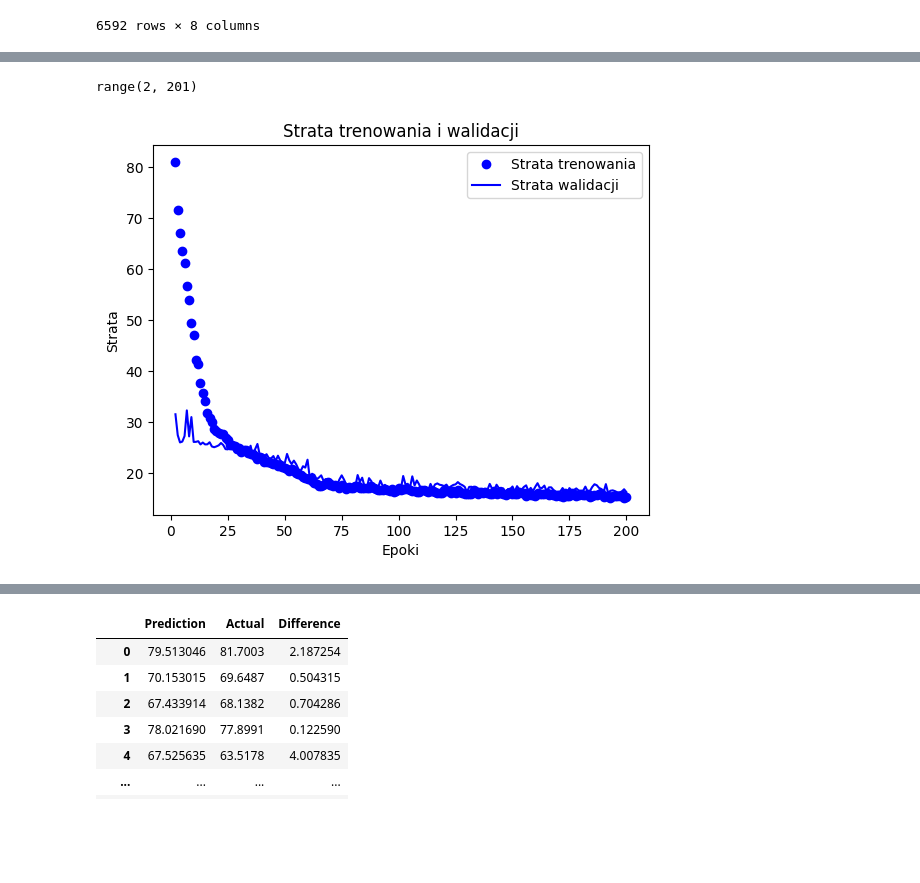
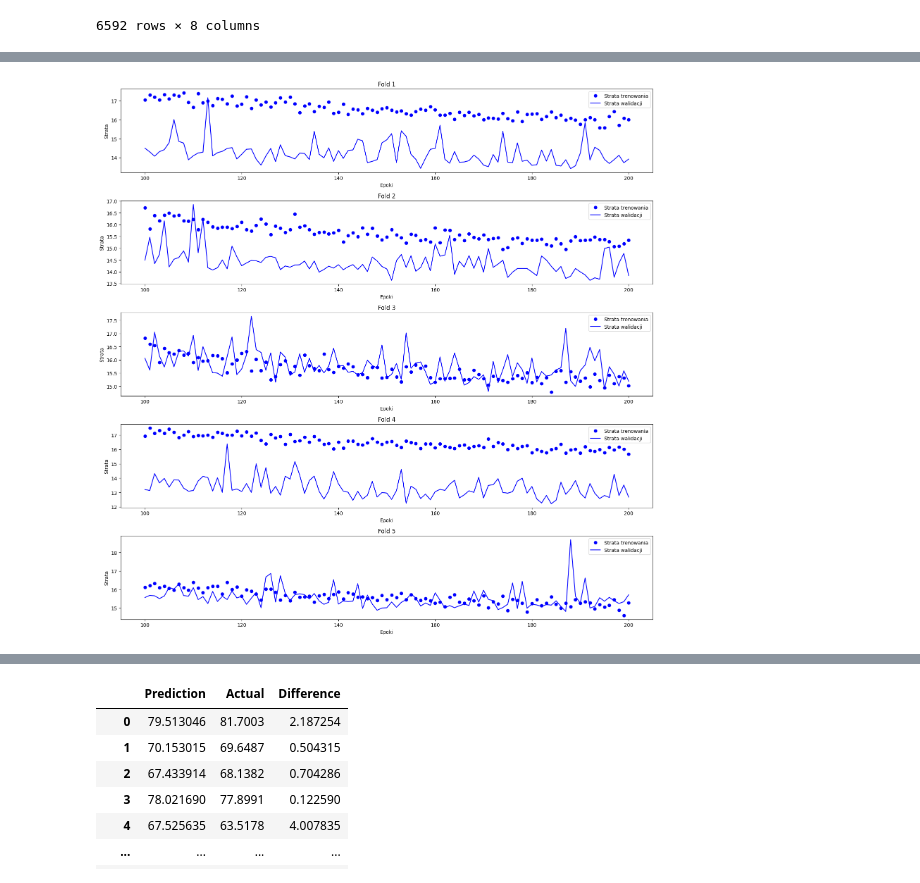
Before and after one commit to piotrlupinski/ZSSI, a Jupyter notebook: Trenowanie i Ewaluacja/trenowanie.ipynb, the cells around one changed output, grey strips where cells are left out. Saved outputs shown, nothing was run; the diff lists cells and outputs as text; code cells hidden in the pictures; blank space fills up the shorter version.

Commit message:
Add k-fold validation to 8

```diff
--- a/Trenowanie i Ewaluacja/trenowanie.ipynb
+++ b/Trenowanie i Ewaluacja/trenowanie.ipynb
@@ -137,7 +133,7 @@ df
 6592 rows × 9 columns
 # %%
 features = df.drop('le', axis=1)
-target = df['le']
+targets = df['le']
 # %%
 numeric_columns = features.select_dtypes(include=['float64', 'int64']).columns
 scaler = MinMaxScaler()
@@ -193,2 +175,0 @@ model.compile(optimizer='adam', loss='mean_squared_error')
-# %%
-history = model.fit(X_train, y_train, epochs=200, batch_size=16, validation_split=0.2)
@@ -213,16 +249,23 @@ Epoch 200/200
 # %%
-start = 2
-loss = history.history['loss']
-val_loss = history.history['val_loss']
-epochs = range(start, len(loss) + 1)
-print(epochs)
-plt.plot(epochs, loss[start-1:], 'bo', label='Strata trenowania')
-plt.plot(epochs, val_loss[start-1:], 'b', label='Strata walidacji')
-plt.title('Strata trenowania i walidacji')
-plt.xlabel('Epoki')
-plt.ylabel('Strata')
-plt.legend()
+fig, axs = plt.subplots(5, 1, figsize=(16,16))
+fig.tight_layout()
+
+start = 100
+for i in range(5):
+    history = histories[i]
+
+    loss = history.history['loss']
+    val_loss = history.history['val_loss']
+    epochs = range(start, len(loss) + 1)
+
+    axs[i].plot(epochs, loss[start-1:], 'bo', label='Strata trenowania')
+    axs[i].plot(epochs, val_loss[start-1:], 'b', label='Strata walidacji')
+    axs[i].set_title(f'Fold {i+1}')
+    axs[i].set_xlabel('Epoki')
+    axs[i].set_ylabel('Strata')
+    axs[i].legend()
+
+plt.tight_layout()
 plt.show()
 # %% [output]
-range(2, 201)
-[figure, old version]
+[figure, new version]
```
Also changed, not shown: parts of 18 cells of this notebook.
